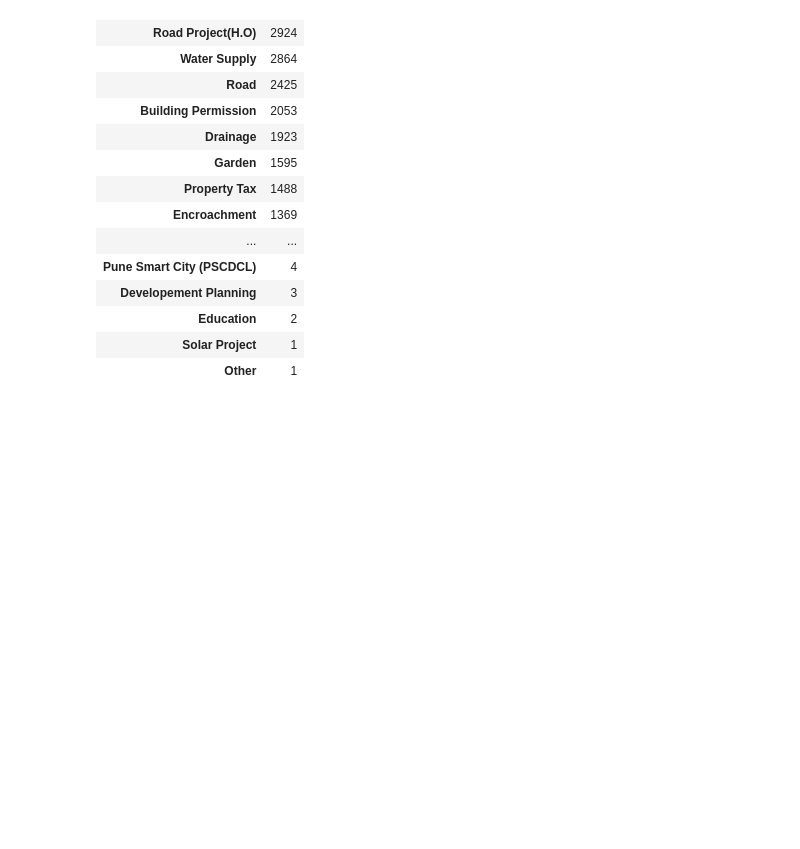
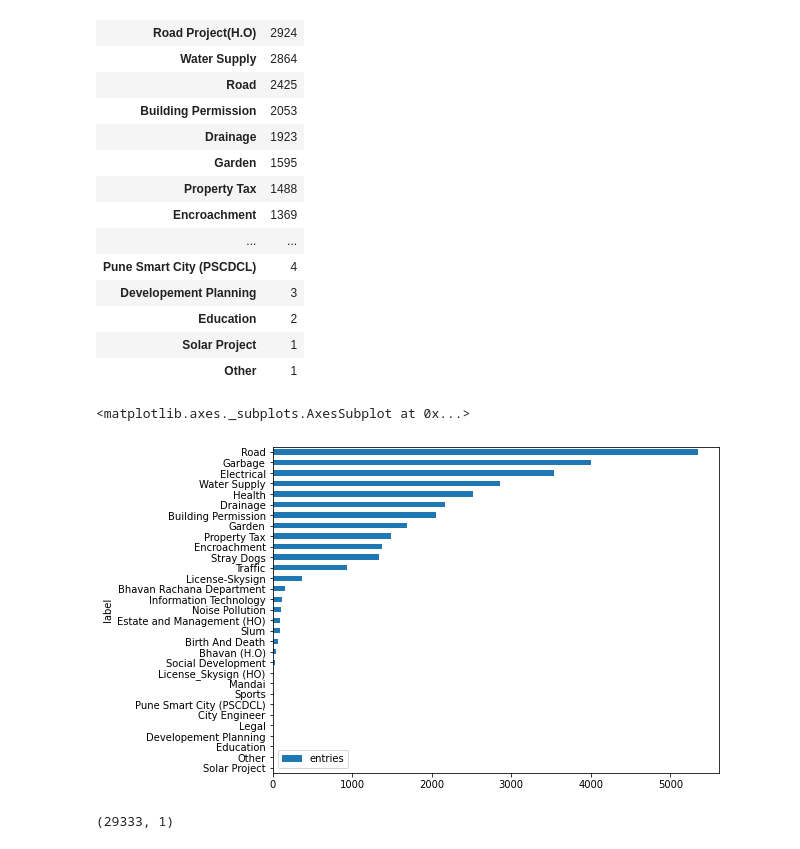
Before and after one commit to TheBrainGamingSingh/capstone-backend, a Jupyter notebook: model/raw_data_analysis.ipynb, the cells around one changed output. Drawn from its saved outputs; the diff is of its cells as text; code cells hidden in the pictures; blank space fills up the shorter version.

Commit message:
prepared training data v2

```diff
--- a/model/raw_data_analysis.ipynb
+++ b/model/raw_data_analysis.ipynb
@@ -120,3 +121,37 @@ grouped_df.sort_values('text',ascending=False)
 | Education | 2 |
 | Solar Project | 1 |
 | Other | 1 |
+# %%
+df = pd.read_excel('../data/cleaned_df.xlsx')
+
+df = df.set_index('label')
+
+mapper = {
+    'Drainage Project(H.O)': 'Drainage',
+    'Health (H.O)' : 'Health',
+    'Health Kitak' : 'Health',
+    'Garden - Civil' : 'Garden',
+    'Garden - Electrical' : 'Garden',
+    'Encroachment (HO)' : 'Encroachment',
+    'Garbage (SWM)' : 'Garbage',
+    'SWM (HO)' : 'Garbage',
+    'Road Project(H.O)' : 'Road',
+    'Traffic-signal(Electrical)' : 'Traffic',
+    'Traffic-Planning' : 'Traffic',
+}
+
+df = df.rename(mapper=mapper)
+grouped_df = df.groupby(df.index).count()
+grouped_df.columns = ['entries']
+grouped_df = grouped_df.sort_values('entries',ascending=True)
+
+grouped_df.plot(kind='barh',figsize=(8,6))
+# %% [output]
+<matplotlib.axes._subplots.AxesSubplot at 0x...>
+[figure, added]
+# %%
+depts = [grouped_df.loc[i].name for i in grouped_df.index if grouped_df.loc[i].entries > 900]
+df = df[df.index.isin(depts)]
+df.shape
+# %% [output]
+(29333, 1)
```
Also changed, not shown: parts of 4 cells of this notebook, 6 other files.
